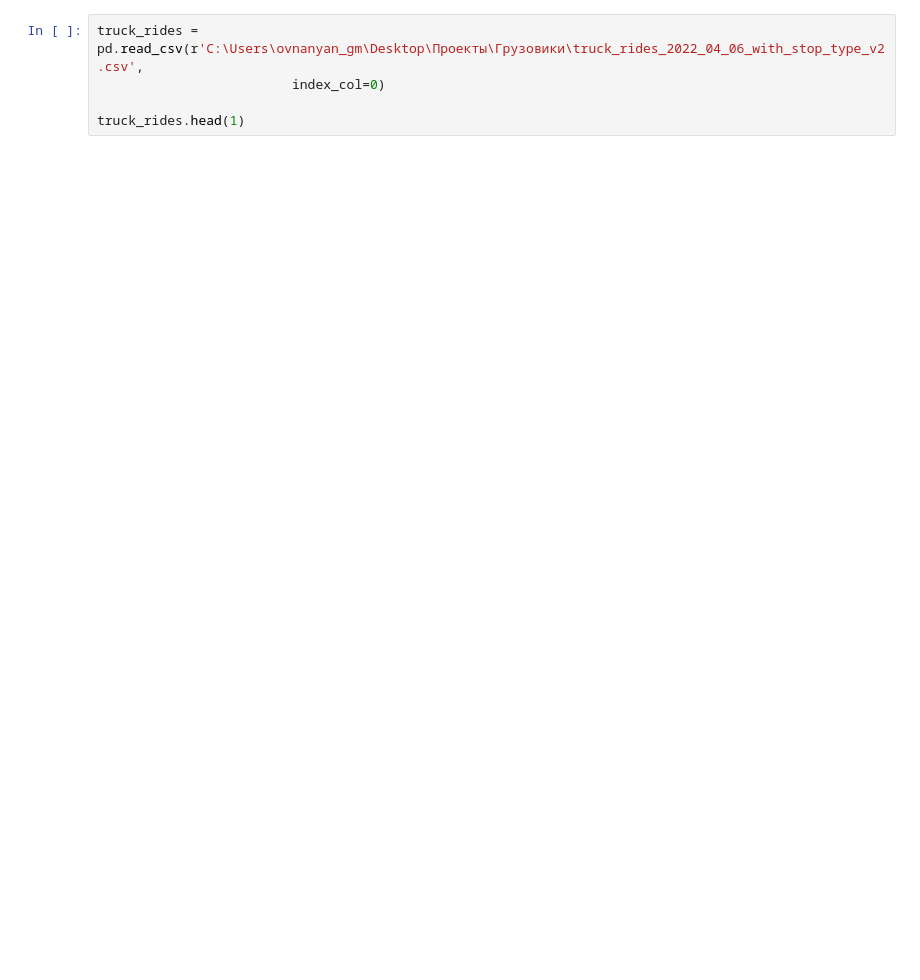
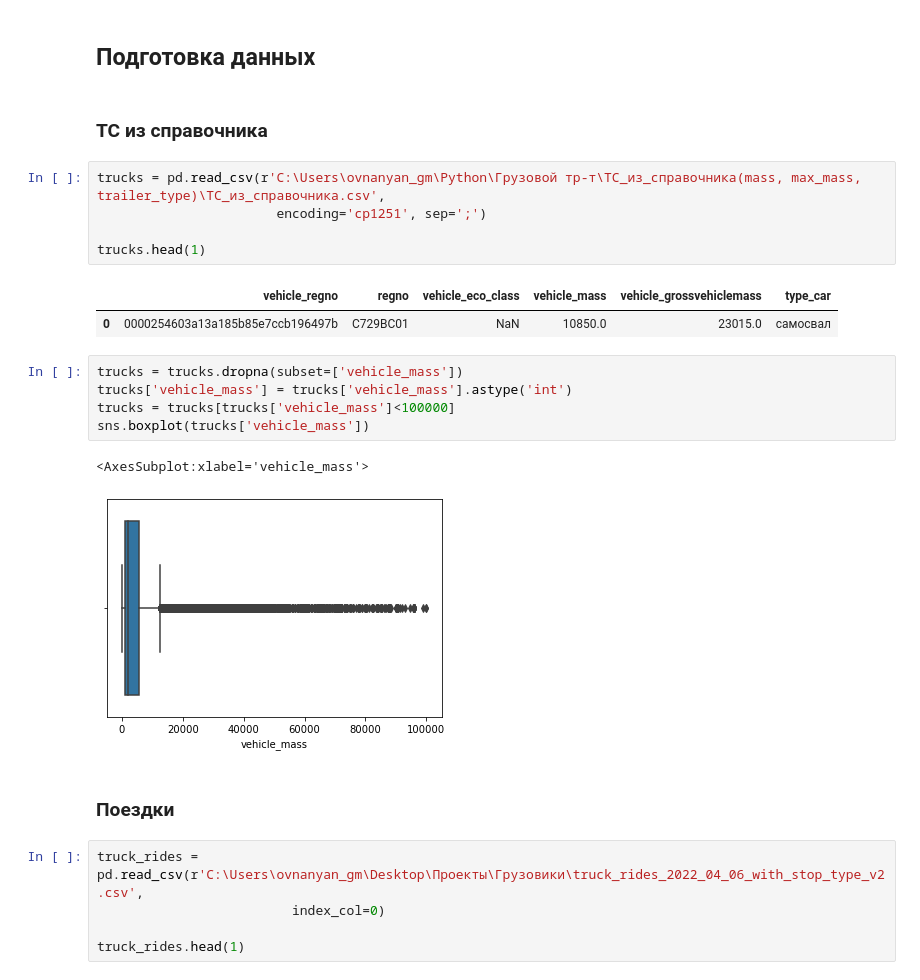
Before and after one commit to goshaov/projects, a Jupyter notebook: cargo_flows/rides.ipynb, the cells around one changed output. Saved outputs shown, nothing was run; the diff lists cells and outputs as text; blank space fills up the shorter version.

```diff
--- a/cargo_flows/rides.ipynb
+++ b/cargo_flows/rides.ipynb
@@ -9,3 +53,25 @@ import shapely.wkt
+# %% [markdown]
+## Подготовка данных
+# %% [markdown]
+### ТС из справочника
+# %%
+trucks = pd.read_csv(r'C:\Users\ovnanyan_gm\Python\Грузовой тр-т\ТС_из_справочника(mass, max_mass, trailer_type)\ТС_из_справочника.csv',
+                       encoding='cp1251', sep=';')
+
+trucks.head(1)
+# %% [output]
+|  | vehicle_regno | regno | vehicle_eco_class | vehicle_mass | vehicle_grossvehiclemass | type_car |
+| 0 | 0000254603a13a185b85e7ccb196497b | C729BC01 | NaN | 10850.0 | 23015.0 | самосвал |
+# %%
+trucks = trucks.dropna(subset=['vehicle_mass'])
+trucks['vehicle_mass'] = trucks['vehicle_mass'].astype('int')
+trucks = trucks[trucks['vehicle_mass']<100000]
+sns.boxplot(trucks['vehicle_mass'])
+# %% [output]
+<AxesSubplot:xlabel='vehicle_mass'>
+[figure, added]
+# %% [markdown]
+### Поездки
 # %%
 truck_rides = pd.read_csv(r'C:\Users\ovnanyan_gm\Desktop\Проекты\Грузовики\truck_rides_2022_04_06_with_stop_type_v2.csv',
                          index_col=0)
```
Also changed, not shown: parts of 285 cells of this notebook.
